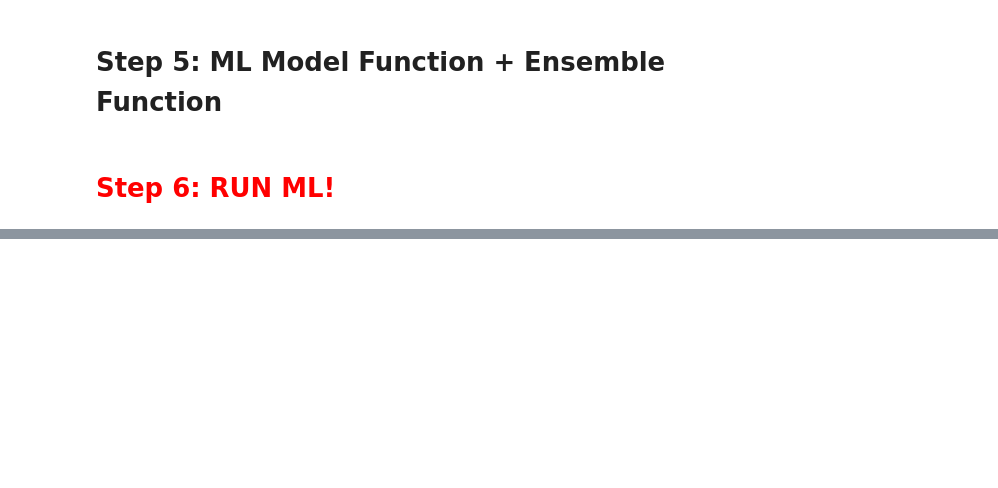
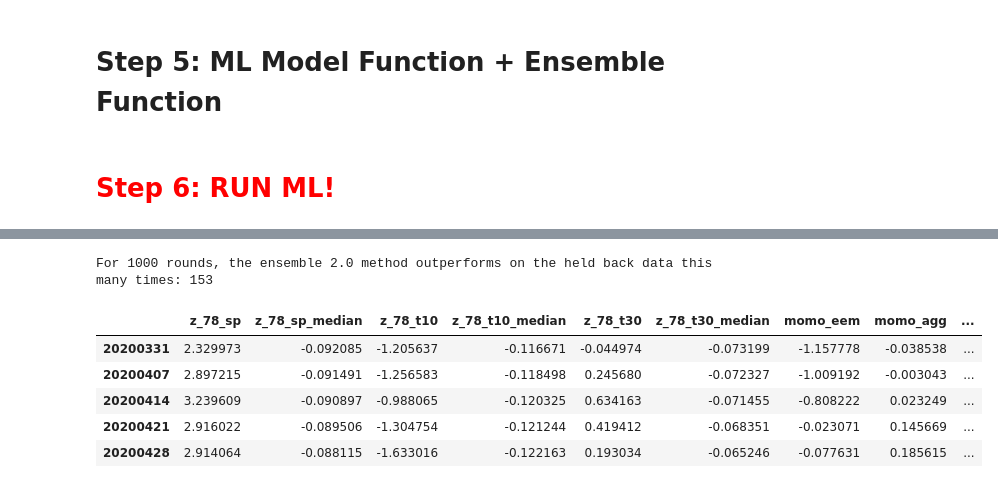
Before and after one commit to paulfomenko/capstone-scu-project, a Jupyter notebook: capstone-paul-fomenko/machine_learning_final.ipynb, the cells around one changed output, grey strips where cells are left out. Saved outputs shown, nothing was run; the diff lists cells and outputs as text; code cells hidden in the pictures; blank space fills up the shorter version.

```diff
--- a/capstone-paul-fomenko/machine_learning_final.ipynb
+++ b/capstone-paul-fomenko/machine_learning_final.ipynb
@@ -952,4 +1106,15 @@ print("For " + str(rounds) + " rounds, the ensemble 2.0 method outperforms on th
       + str(sum(np.array(ensemble_test_pl_ml) > 2.467676)))
 # %%
 print("For " + str(rounds) + " rounds, the ensemble 2.0 method outperforms on the held back data this many times: " + \
-      str(sum(np.array(ensemble_test_pl_ml_2) > 1.2262)))
+      str(sum(np.array(ensemble_test_pl_ml_2) > 1.092380)))
+# %% [output]
+For 1000 rounds, the ensemble 2.0 method outperforms on the held back data this many times: 153
+# %%
+df_ml_test.tail()
+# %% [output]
+|  | z_78_sp | z_78_sp_median | z_78_t10 | z_78_t10_median | z_78_t30 | z_78_t30_median | momo_eem | momo_agg | ... |
+| 20200331 | 2.329973 | -0.092085 | -1.205637 | -0.116671 | -0.044974 | -0.073199 | -1.157778 | -0.038538 | ... |
+| 20200407 | 2.897215 | -0.091491 | -1.256583 | -0.118498 | 0.245680 | -0.072327 | -1.009192 | -0.003043 | ... |
+| 20200414 | 3.239609 | -0.090897 | -0.988065 | -0.120325 | 0.634163 | -0.071455 | -0.808222 | 0.023249 | ... |
+| 20200421 | 2.916022 | -0.089506 | -1.304754 | -0.121244 | 0.419412 | -0.068351 | -0.023071 | 0.145669 | ... |
+| 20200428 | 2.914064 | -0.088115 | -1.633016 | -0.122163 | 0.193034 | -0.065246 | -0.077631 | 0.185615 | ... |
```
Also changed, not shown: parts of 13 cells of this notebook, 4 other files.
